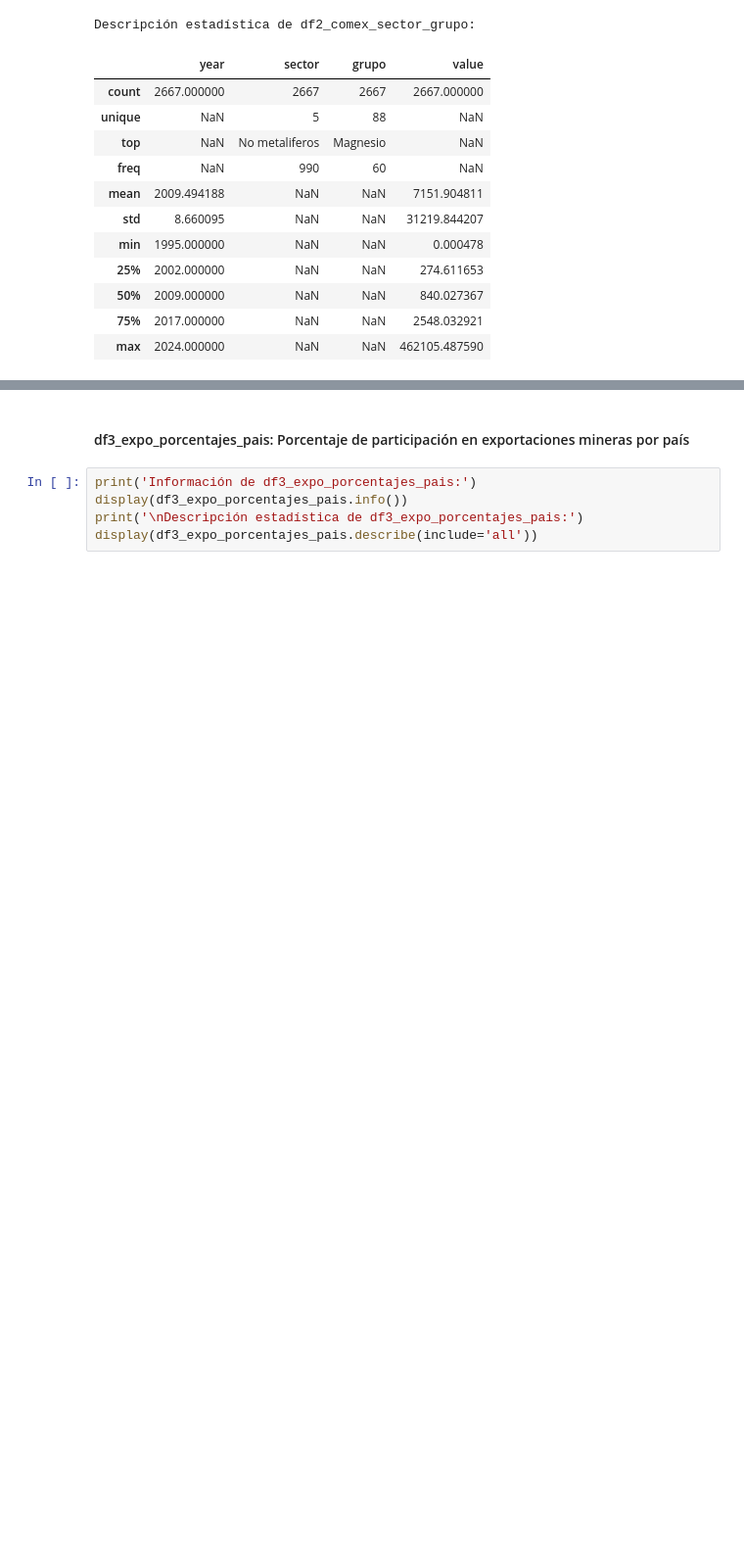
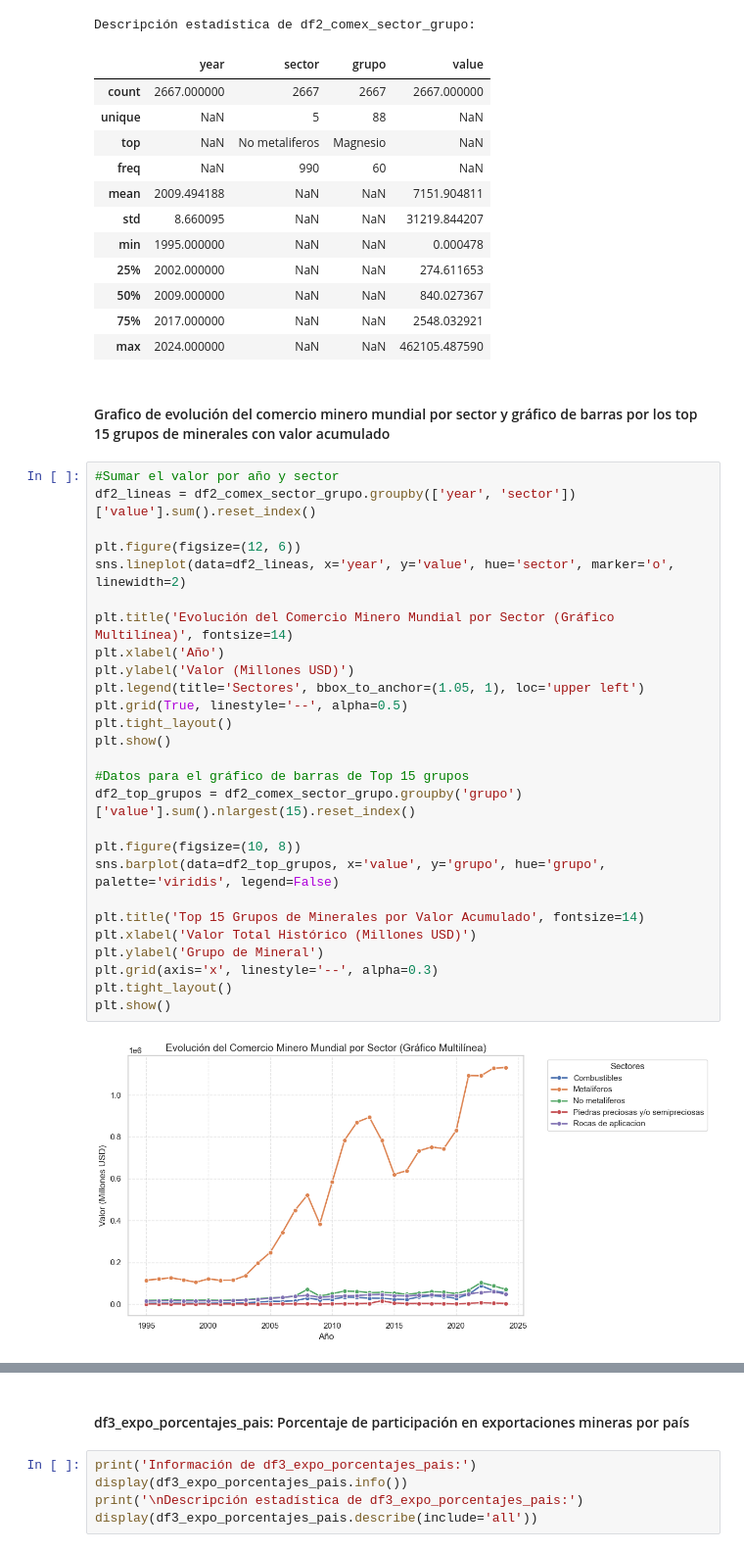
Before and after one commit to enzomelian10/AprendizajeAutomatico_PolitecnicoMA_EnzoMelian, a Jupyter notebook: proyecto_parcial/notebooks/AprendizajeAutomaticoParcial.ipynb, the cells around one changed output, grey strips where cells are left out. Shown at 98% size. Saved outputs shown, nothing was run; the diff lists cells and outputs as text; blank space fills up the shorter version.

```diff
--- a/proyecto_parcial/notebooks/AprendizajeAutomaticoParcial.ipynb
+++ b/proyecto_parcial/notebooks/AprendizajeAutomaticoParcial.ipynb
@@ -85,3 +127,34 @@ Descripción estadística de df2_comex_sector_grupo:
 | 50% | 2009.000000 | NaN | NaN | 840.027367 |
 | 75% | 2017.000000 | NaN | NaN | 2548.032921 |
 | max | 2024.000000 | NaN | NaN | 462105.487590 |
+# %% [markdown]
+#### Grafico de evolución del comercio minero mundial por sector y gráfico de barras por los top 15 grupos de minerales con valor acumulado
+# %%
+#Sumar el valor por año y sector
+df2_lineas = df2_comex_sector_grupo.groupby(['year', 'sector'])['value'].sum().reset_index()
+
+plt.figure(figsize=(12, 6))
+sns.lineplot(data=df2_lineas, x='year', y='value', hue='sector', marker='o', linewidth=2)
+
+plt.title('Evolución del Comercio Minero Mundial por Sector (Gráfico Multilínea)', fontsize=14)
+plt.xlabel('Año')
+plt.ylabel('Valor (Millones USD)')
+plt.legend(title='Sectores', bbox_to_anchor=(1.05, 1), loc='upper left')
+plt.grid(True, linestyle='--', alpha=0.5)
+plt.tight_layout()
+plt.show()
+
+#Datos para el gráfico de barras de Top 15 grupos
+df2_top_grupos = df2_comex_sector_grupo.groupby('grupo')['value'].sum().nlargest(15).reset_index()
+
+plt.figure(figsize=(10, 8))
+sns.barplot(data=df2_top_grupos, x='value', y='grupo', hue='grupo', palette='viridis', legend=False)
+
+plt.title('Top 15 Grupos de Minerales por Valor Acumulado', fontsize=14)
+plt.xlabel('Valor Total Histórico (Millones USD)')
+plt.ylabel('Grupo de Mineral')
+plt.grid(axis='x', linestyle='--', alpha=0.3)
+plt.tight_layout()
+plt.show()
+# %% [output]
+[figure, added]
```
Also changed, not shown: parts of 23 cells of this notebook, 1 other file.
